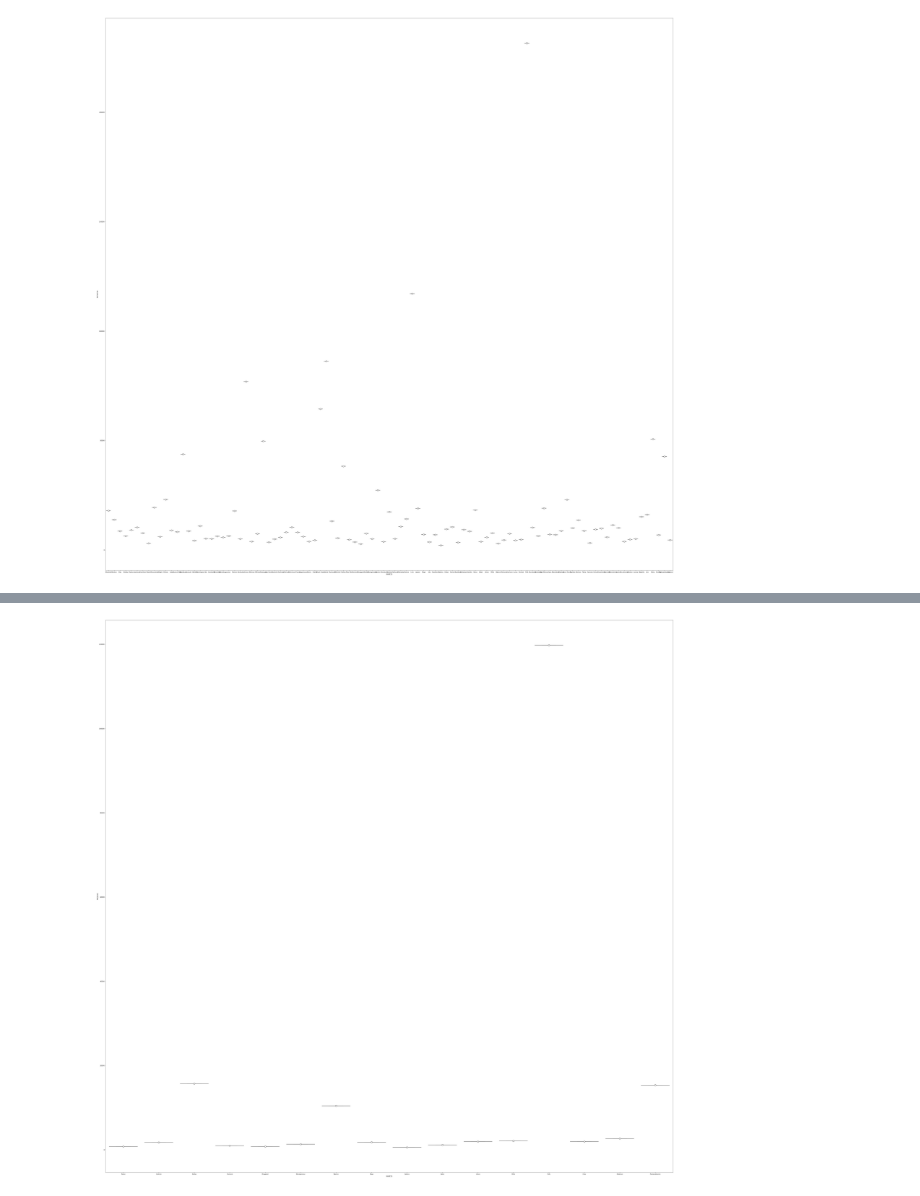
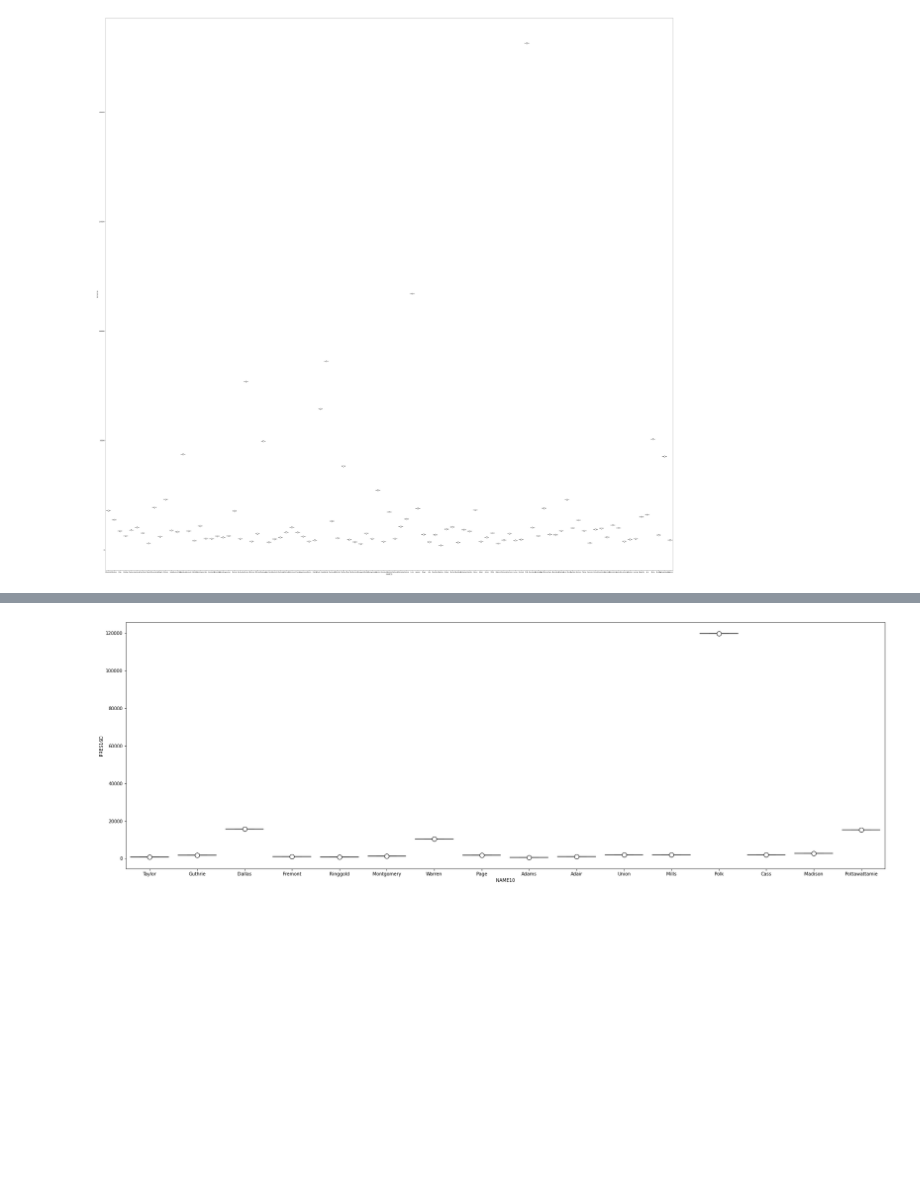
Before and after one commit to DIVYANI-DROI/Algorithmic-Redistricting, a Jupyter notebook: Iowa_BoxPlot.ipynb, the cells around one changed output, grey strips where cells are left out. Saved outputs shown, nothing was run; the diff lists cells and outputs as text; code cells hidden in the pictures; blank space fills up the shorter version.

```diff
--- a/Iowa_BoxPlot.ipynb
+++ b/Iowa_BoxPlot.ipynb
@@ -146,14 +146,14 @@ CD_3
 # %%
 x = "NAME10"
 y = "PRES16D"
-plt.figure(figsize=(70,70,))
+plt.figure(figsize=(30,10,))
 ax = sns.boxplot(x = x, y = y, data = CD_3, showmeans = True,meanprops={"marker":"o",
                        "markerfacecolor":"white",
                        "markeredgecolor":"black",
                       "markersize":"10"})
 plt.show()
 # %% [output]
-[figure, old version]
+[figure, new version]
 # %%
 CD_1 = df.loc[df['CD'] == 1]
 x = "NAME10"
```
Also changed, not shown: parts of 15 cells of this notebook.
